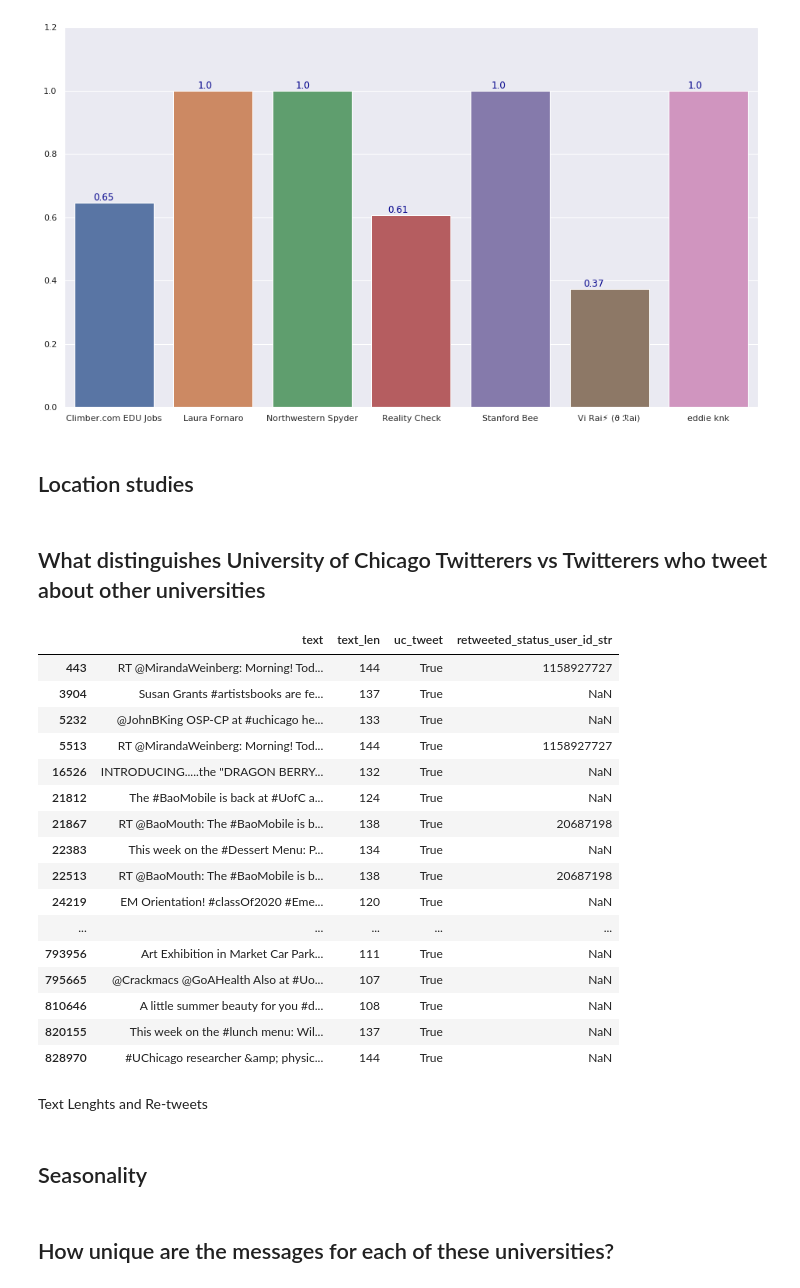
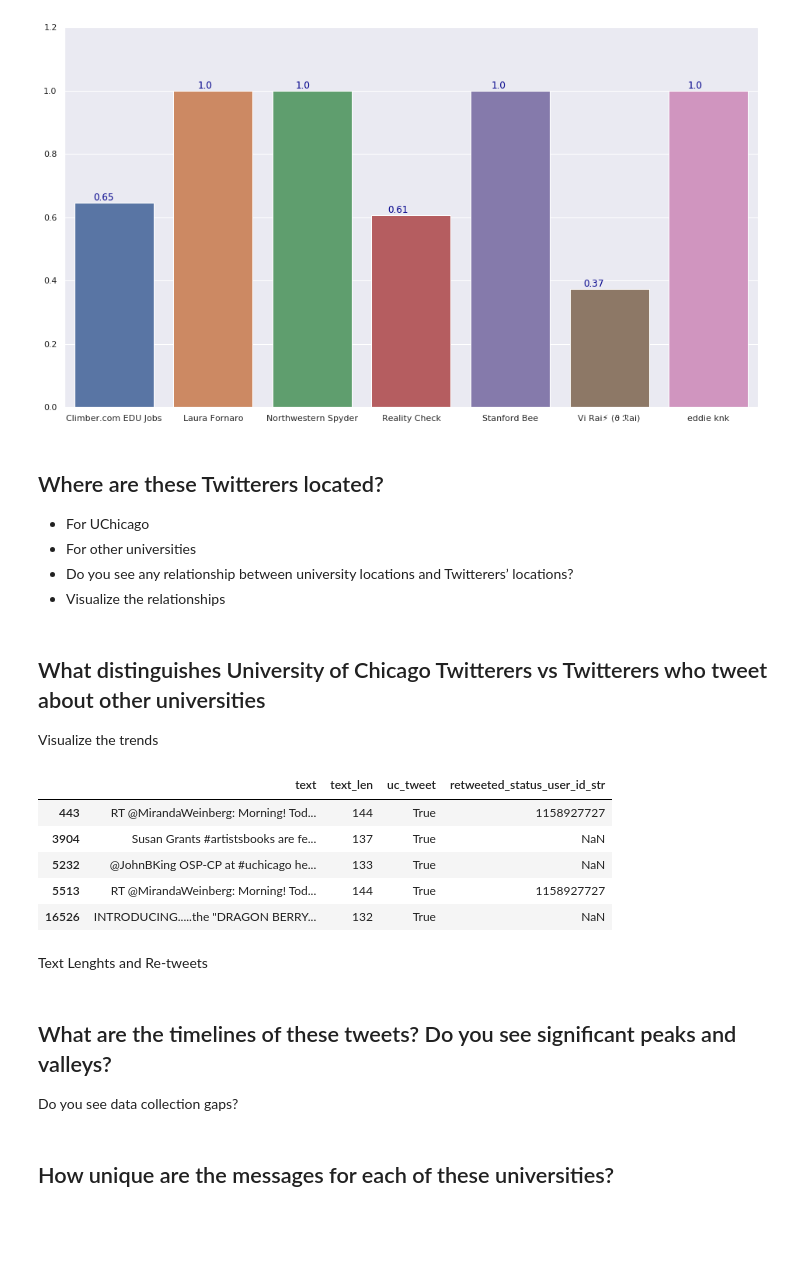
Before and after one commit to DoinGodsWork37/BigDataEngg, a Jupyter notebook: final_project/EDA.ipynb, the cells around one changed output. Saved outputs shown, nothing was run; the diff lists cells and outputs as text; code cells hidden in the pictures; blank space fills up the shorter version.

```diff
--- a/final_project/EDA.ipynb
+++ b/final_project/EDA.ipynb
@@ -288,33 +288,28 @@ f, ax = plt.subplots(1,1,figsize=(16,9))
 plot_bar(data=tmp_df, x="user_name", y="ratio", ax=ax, highlight_max_min=False)
 # %% [output]
 [figure]
-# %% [markdown]
-## Location studies
+# %% [markdown]
+## Where are these Twitterers located?
+-  For UChicago
+-  For other universities
+-  Do you see any relationship between university locations and Twitterers’ locations?
+-  Visualize the relationships
 # %% [markdown]
 ## What distinguishes University of Chicago Twitterers vs Twitterers who tweet about other universities
+Visualize the trends
 # %%
-uni_df[uni_df["uc_tweet"]==True][["text", "text_len", "uc_tweet", "retweeted_status_user_id_str"]]
+uni_df[uni_df["uc_tweet"]==True][["text", "text_len", "uc_tweet", "retweeted_status_user_id_str"]].head()
 # %% [output]
 |  | text | text_len | uc_tweet | retweeted_status_user_id_str |
 | 443 | RT @MirandaWeinberg: Morning! Tod... | 144 | True | 1158927727 |
 | 3904 | Susan Grants #artistsbooks are fe... | 137 | True | NaN |
 | 5232 | @JohnBKing OSP-CP at #uchicago he... | 133 | True | NaN |
 | 5513 | RT @MirandaWeinberg: Morning! Tod... | 144 | True | 1158927727 |
 | 16526 | INTRODUCING.....the "DRAGON BERRY... | 132 | True | NaN |
-| 21812 | The #BaoMobile is back at #UofC a... | 124 | True | NaN |
-| 21867 | RT @BaoMouth: The #BaoMobile is b... | 138 | True | 20687198 |
-| 22383 | This week on the #Dessert Menu: P... | 134 | True | NaN |
-| 22513 | RT @BaoMouth: The #BaoMobile is b... | 138 | True | 20687198 |
-| 24219 | EM Orientation! #classOf2020 #Eme... | 120 | True | NaN |
-| ... | ... | ... | ... | ... |
-| 793956 | Art Exhibition in Market Car Park... | 111 | True | NaN |
-| 795665 | @Crackmacs @GoAHealth Also at #Uo... | 107 | True | NaN |
-| 810646 | A little summer beauty for you #d... | 108 | True | NaN |
-| 820155 | This week on the #lunch menu: Wil... | 137 | True | NaN |
-| 828970 | #UChicago researcher &amp; physic... | 144 | True | NaN |
 # %% [markdown]
 Text Lenghts and Re-tweets
-# %% [markdown]
-## Seasonality
+# %% [markdown]
+## What are the timelines of these tweets? Do you see significant peaks and valleys?
+Do you see data collection gaps?
 # %% [markdown]
 ## How unique are the messages for each of these universities?
```
